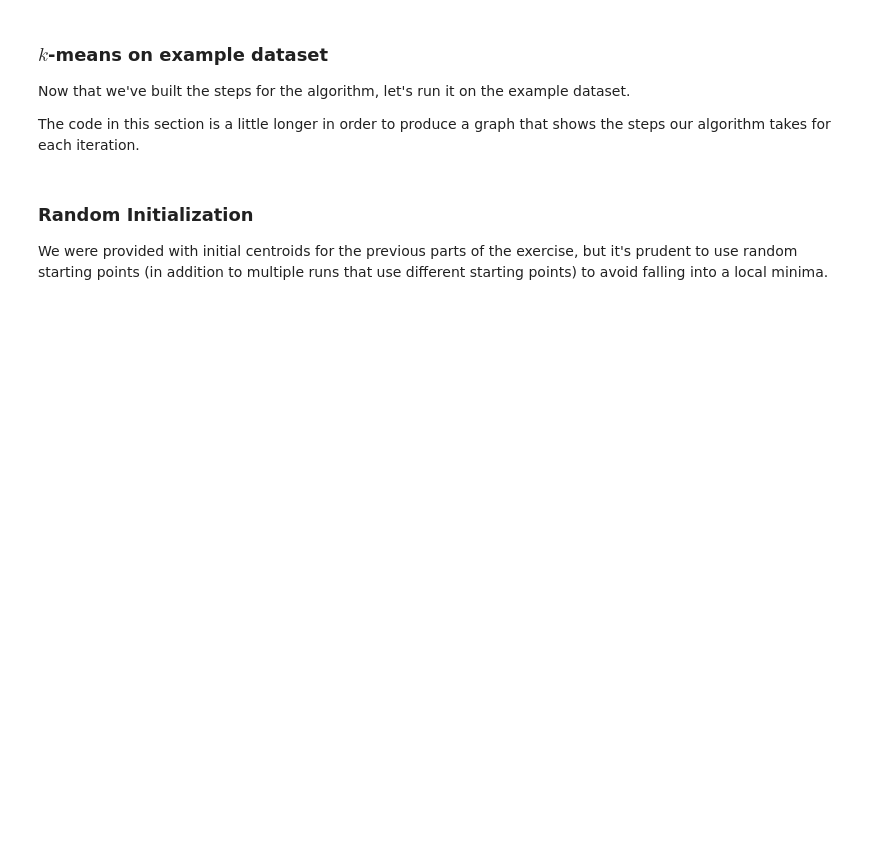
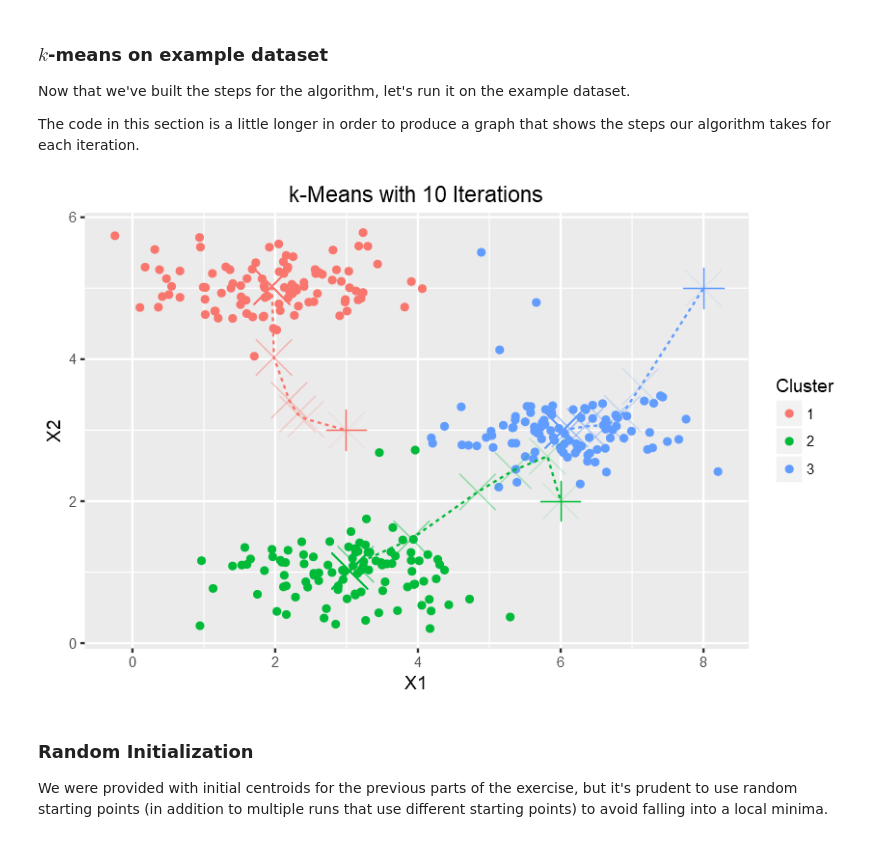
Before and after one commit to JeffMacaluso/Misc, a Jupyter notebook: MachineLearningMOOC/Ex7 R - k-means Clustering and Principal Component Analysis.ipynb, the cells around one changed output. Drawn from its saved outputs; the diff is of its cells as text; code cells hidden in the pictures; blank space fills up the shorter version.

Commit message:
Added k-means on sample dataset

```diff
--- a/MachineLearningMOOC/Ex7 R - k-means Clustering and Principal Component Analysis.ipynb
+++ b/MachineLearningMOOC/Ex7 R - k-means Clustering and Principal Component Analysis.ipynb
@@ -95,7 +95,8 @@ assign_centroid(X, initialCentroids)[1:3]
 Let's run a quick visualization to display our results using the initial centroids:
 # %%
 # Adding the clusters to the data frame for plotting
-df$Cluster <- assign_centroid(X, initialCentroids)
+clusters <- assign_centroid(X, initialCentroids)
+df$Cluster <- clusters
 df$Cluster <- as.factor(df$Cluster)
 
 # Creating a data frame out of the centroids for ggplot
@@ -125,6 +152,51 @@ C_k: \text{Set of examples that are assigned to centroid }k$$
 Now that we've built the steps for the algorithm, let's run it on the example dataset.
 
 The code in this section is a little longer in order to produce a graph that shows the steps our algorithm takes for each iteration.
+# %%
+# Setting up names for loop
+centroids <- initialCentroids
+dfCentroids$k <- 0
+
+# Number of k
+iterations <- 10
+
+# Looping through the iterations to find the centroids and assign clusters
+for (k in 1:iterations) {
+  # Performing k-means
+  clusters <- assign_centroid(X, centroids)
+  centroids <- compute_centroids(X, clusters)
+
+  # Adding centroids to data frame for plotting
+  temp.df <- data.frame(centroids, Cluster=c(1, 2, 3), k = k)
+  dfCentroids <- rbind(dfCentroids, temp.df)
+}
+
+# Assigning the final cluster numbers to the training data
+clusters <- assign_centroid(X, centroids)
+df$Cluster <- clusters
+df$Cluster <- as.factor(df$Cluster)
+
+# Plotting
+ggplot(df) +
+  # Training points
+  geom_point(aes(x=X1, y=X2, color=Cluster)) +
+
+  # Original centroids
+  geom_point(data=filter(dfCentroids, k == 0),
+              aes(x=X1, y=X2, color=Cluster),
+             show.legend=FALSE, size=8, shape=3) +
+
+  # Iterative centroids
+  geom_point(data=dfCentroids,
+              aes(x=X1, y=X2, color=Cluster, alpha=k/10),
+             show.legend=FALSE, size=10, shape=4) +
+  geom_line(data=dfCentroids,
+              aes(x=X1, y=X2, color=Cluster),
+            show.legend=FALSE, linetype=2) +
+
+  ggtitle("k-Means with 10 Iterations")
+# %% [output]
+[figure, added]
 # %% [markdown]
 ### Random Initialization
 
```
Also changed, not shown: parts of 2 cells of this notebook.
